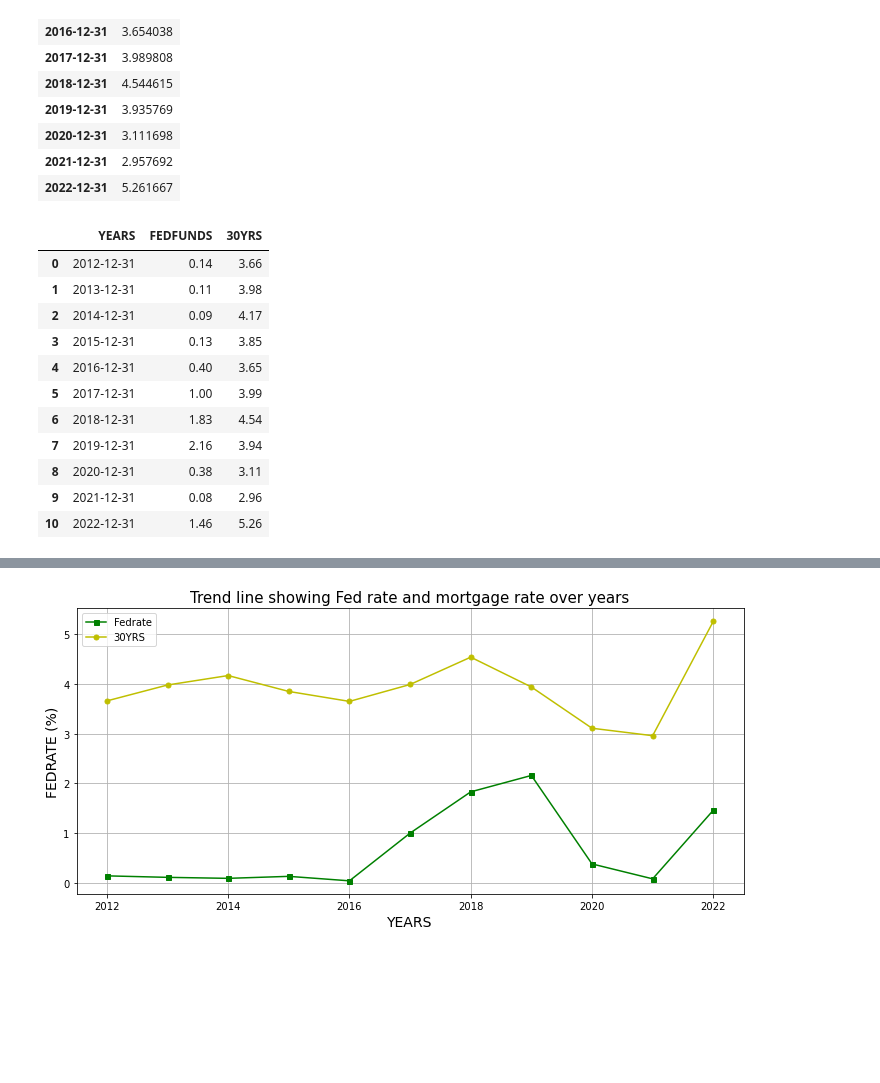
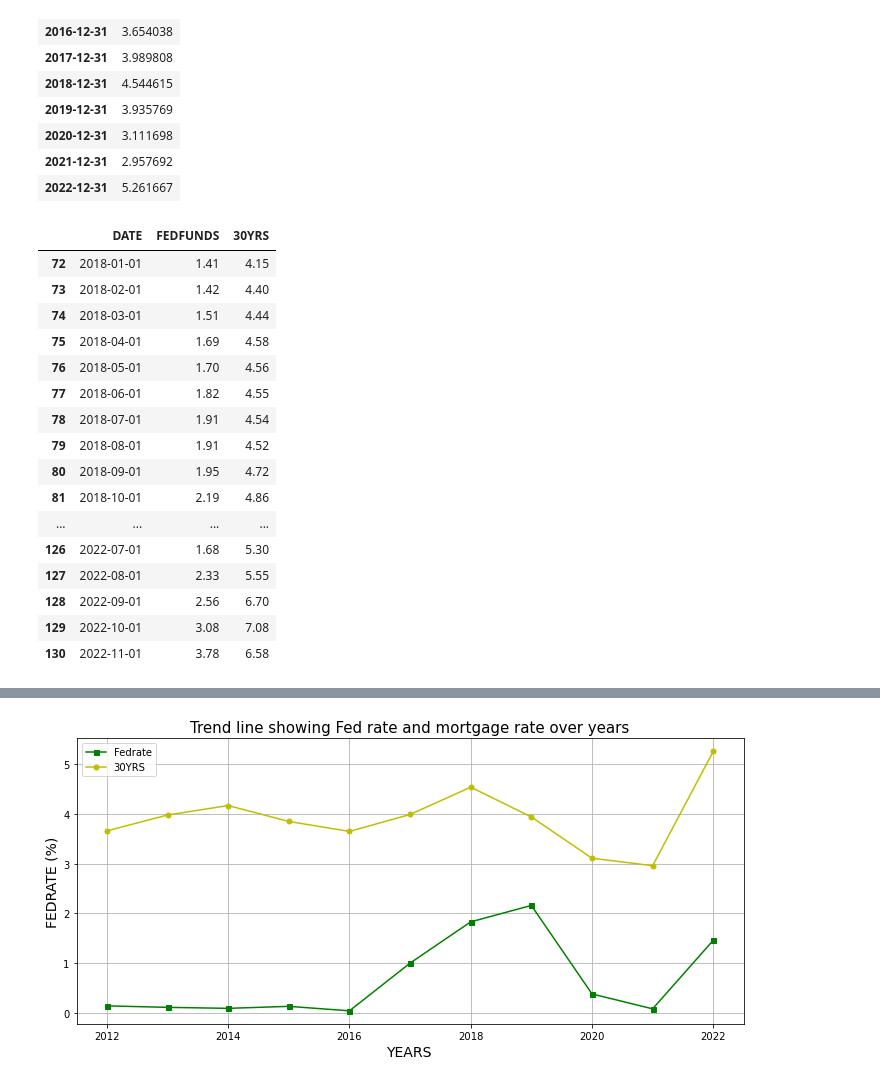
Before and after one commit to zarbin/UTA_Project-1, a Jupyter notebook: Fedannual.ipynb, the cells around one changed output, grey strips where cells are left out. Cells and saved outputs as stored; diff of their text form; code cells hidden in the pictures; blank space fills up the shorter version.

```diff
--- a/Fedannual.ipynb
+++ b/Fedannual.ipynb
@@ -37,3 +36,9 @@ data_fed
 | 2020-12-31 | 0.375833 |
 | 2021-12-31 | 0.080000 |
 | 2022-12-31 | 1.463636 |
+# %%
+#JUSTIN CODE FEDFUNDS IMPORT
+data = pd.read_csv("resources_rates/Fedfunds.csv")
+data_fed = data
+data_fed['DATE'] = pd.to_datetime(data_fed['DATE'])
+data_fed = data_fed.groupby([data_fed['DATE'].dt.strftime('%Y-%m')])['FEDFUNDS'].last().reset_index()
@@ -68,32 +89,46 @@ data_mtg
 | 2020-12-31 | 3.111698 |
 | 2021-12-31 | 2.957692 |
 | 2022-12-31 | 5.261667 |
+# %%
+#JUSTIN CODE MTG30 IMPORT
+data = pd.read_csv("resources_rates/Mtg30.csv")
+data_mtg = data
+data_mtg['DATE'] = pd.to_datetime(data_mtg['DATE'])
+data_mtg = data_mtg.groupby([data_mtg['DATE'].dt.strftime('%Y-%m')])['30YRS'].last().reset_index()
+data_mtg
 # %%
 #merge the fed rates and 30 year mtg rate
-rates_df = pd.merge(data_fed, data_mtg, on=["YEARS"])
-rates_df
-#align columns into one line
-rates_df = rates_df.reset_index()
-
+rates_df = pd.merge(data_fed, data_mtg, on=["DATE"])
 
 # Format to go to two decimal places, include a dollar sign, and use comma notation
+#rates_df["FEDFUNDS"] = rates_df["FEDFUNDS"].astype(float).map("{:,.2f}".format)
+#rates_df["30YRS"] = rates_df["30YRS"].astype(float).map("{:,.2f}".format)
 
-rates_df["FEDFUNDS"] = rates_df["FEDFUNDS"].astype(float).map("{:,.2f}".format)
-rates_df["30YRS"] = rates_df["30YRS"].astype(float).map("{:,.2f}".format)
+rates_df["FEDFUNDS"] = rates_df["FEDFUNDS"].astype(float)
+rates_df["30YRS"] = rates_df["30YRS"].astype(float)
+rates_df['DATE'] = pd.to_datetime(rates_df['DATE'])
+
+rates_df = rates_df.loc[rates_df['DATE'] >= '1/1/2018']
+
 rates_df
 # %% [output]
-|  | YEARS | FEDFUNDS | 30YRS |
-| 0 | 2012-12-31 | 0.14 | 3.66 |
-| 1 | 2013-12-31 | 0.11 | 3.98 |
-| 2 | 2014-12-31 | 0.09 | 4.17 |
-| 3 | 2015-12-31 | 0.13 | 3.85 |
-| 4 | 2016-12-31 | 0.40 | 3.65 |
-| 5 | 2017-12-31 | 1.00 | 3.99 |
-| 6 | 2018-12-31 | 1.83 | 4.54 |
-| 7 | 2019-12-31 | 2.16 | 3.94 |
-| 8 | 2020-12-31 | 0.38 | 3.11 |
-| 9 | 2021-12-31 | 0.08 | 2.96 |
-| 10 | 2022-12-31 | 1.46 | 5.26 |
+|  | DATE | FEDFUNDS | 30YRS |
+| 72 | 2018-01-01 | 1.41 | 4.15 |
+| 73 | 2018-02-01 | 1.42 | 4.40 |
+| 74 | 2018-03-01 | 1.51 | 4.44 |
+| 75 | 2018-04-01 | 1.69 | 4.58 |
+| 76 | 2018-05-01 | 1.70 | 4.56 |
+| 77 | 2018-06-01 | 1.82 | 4.55 |
+| 78 | 2018-07-01 | 1.91 | 4.54 |
+| 79 | 2018-08-01 | 1.91 | 4.52 |
+| 80 | 2018-09-01 | 1.95 | 4.72 |
+| 81 | 2018-10-01 | 2.19 | 4.86 |
+| ... | ... | ... | ... |
+| 126 | 2022-07-01 | 1.68 | 5.30 |
+| 127 | 2022-08-01 | 2.33 | 5.55 |
+| 128 | 2022-09-01 | 2.56 | 6.70 |
+| 129 | 2022-10-01 | 3.08 | 7.08 |
+| 130 | 2022-11-01 | 3.78 | 6.58 |
 # %%
 # # Generate a bar plot showing the total number of timepoints for all mice tested for each drug regimen using Pandas.
 # rate_bar = rates_df.groupby(["YEARS"]).count()["FEDFUNDS"]
```
Also changed, not shown: parts of 4 cells of this notebook, 1 other file.
